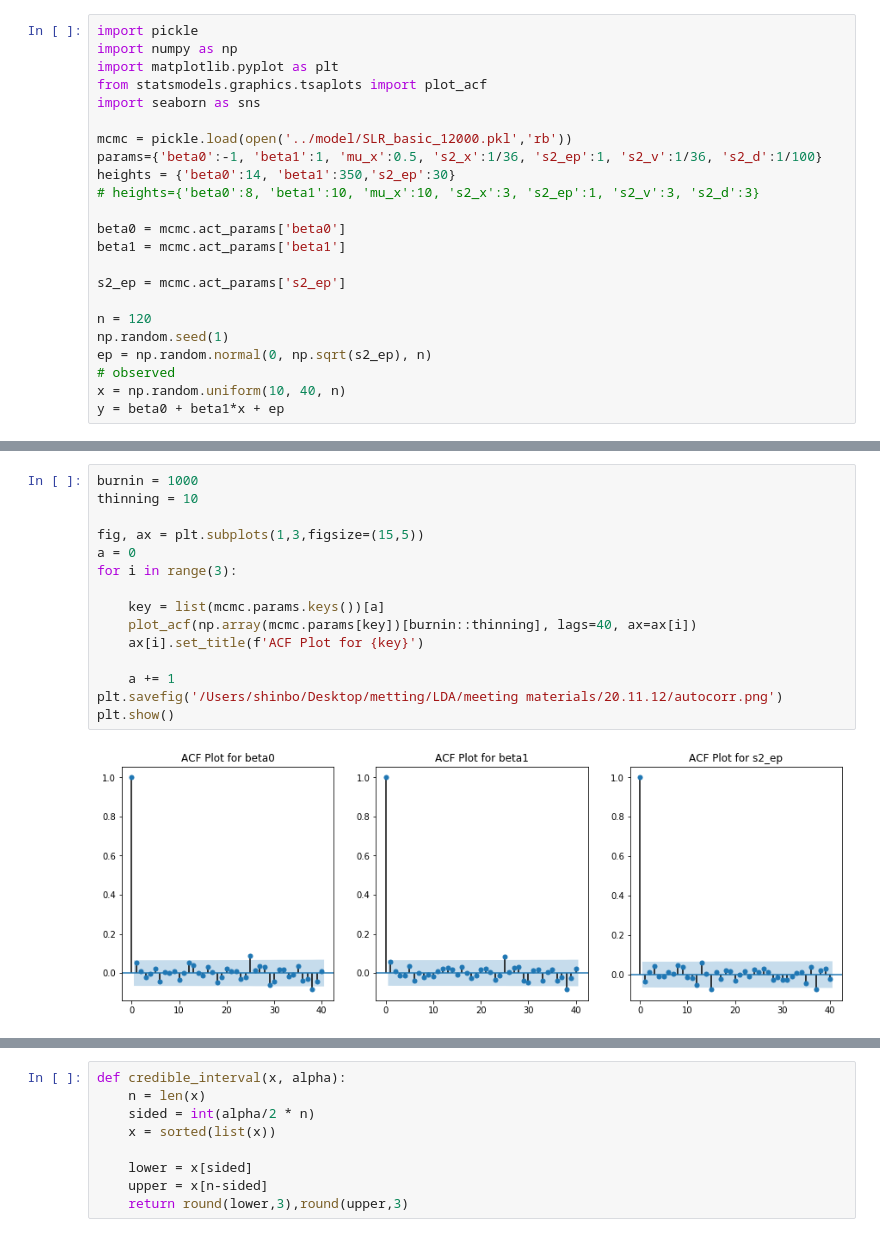
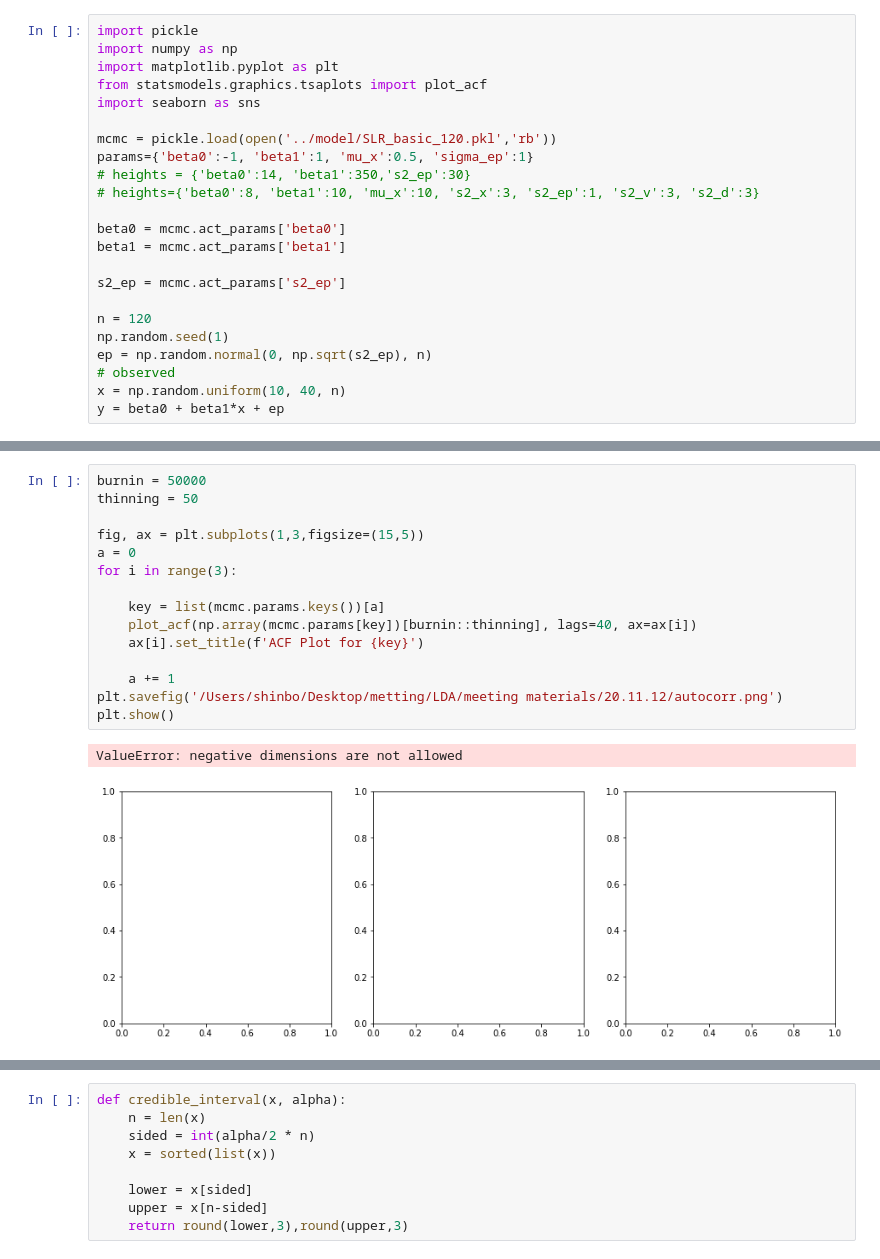
Before and after one commit to bohyunshin/measurement_error_model, a Jupyter notebook: diagnosis plot_basic.ipynb, the cells around one changed output, grey strips where cells are left out. Saved outputs shown, nothing was run; the diff lists cells and outputs as text.

```diff
--- a/diagnosis plot_basic.ipynb
+++ b/diagnosis plot_basic.ipynb
@@ -5,9 +5,9 @@ import matplotlib.pyplot as plt
 from statsmodels.graphics.tsaplots import plot_acf
 import seaborn as sns
 
-mcmc = pickle.load(open('../model/SLR_basic_12000.pkl','rb'))
-params={'beta0':-1, 'beta1':1, 'mu_x':0.5, 's2_x':1/36, 's2_ep':1, 's2_v':1/36, 's2_d':1/100}
-heights = {'beta0':14, 'beta1':350,'s2_ep':30}
+mcmc = pickle.load(open('../model/SLR_basic_120.pkl','rb'))
+params={'beta0':-1, 'beta1':1, 'mu_x':0.5, 'sigma_ep':1}
+# heights = {'beta0':14, 'beta1':350,'s2_ep':30}
 # heights={'beta0':8, 'beta1':10, 'mu_x':10, 's2_x':3, 's2_ep':1, 's2_v':3, 's2_d':3}
 
 beta0 = mcmc.act_params['beta0']
@@ -24,20 +44,21 @@ y = beta0 + beta1*x + ep
 # %%
-burnin = 1000
-thinning = 10
+burnin = 50000
+thinning = 50
 
 fig, ax = plt.subplots(1,3,figsize=(15,5))
 a = 0
 for i in range(3):
 
     key = list(mcmc.params.keys())[a]
     plot_acf(np.array(mcmc.params[key])[burnin::thinning], lags=40, ax=ax[i])
     ax[i].set_title(f'ACF Plot for {key}')
 
     a += 1
 plt.savefig('/Users/shinbo/Desktop/metting/LDA/meeting materials/20.11.12/autocorr.png')
 plt.show()
 # %% [output]
+ValueError: negative dimensions are not allowed
-[figure, old version]
+[figure, new version]
 # %%
 fig, ax = plt.subplots(1,3,figsize=(15,5))
 a = 0
```
Also changed, not shown: parts of 8 cells of this notebook, 11 other files.
